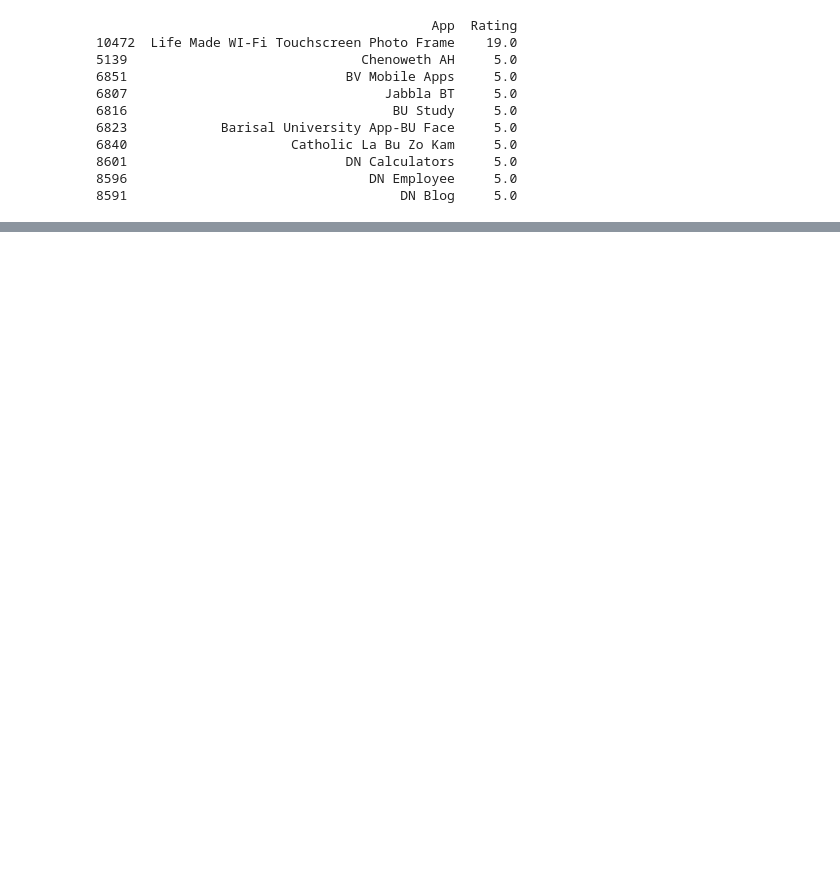
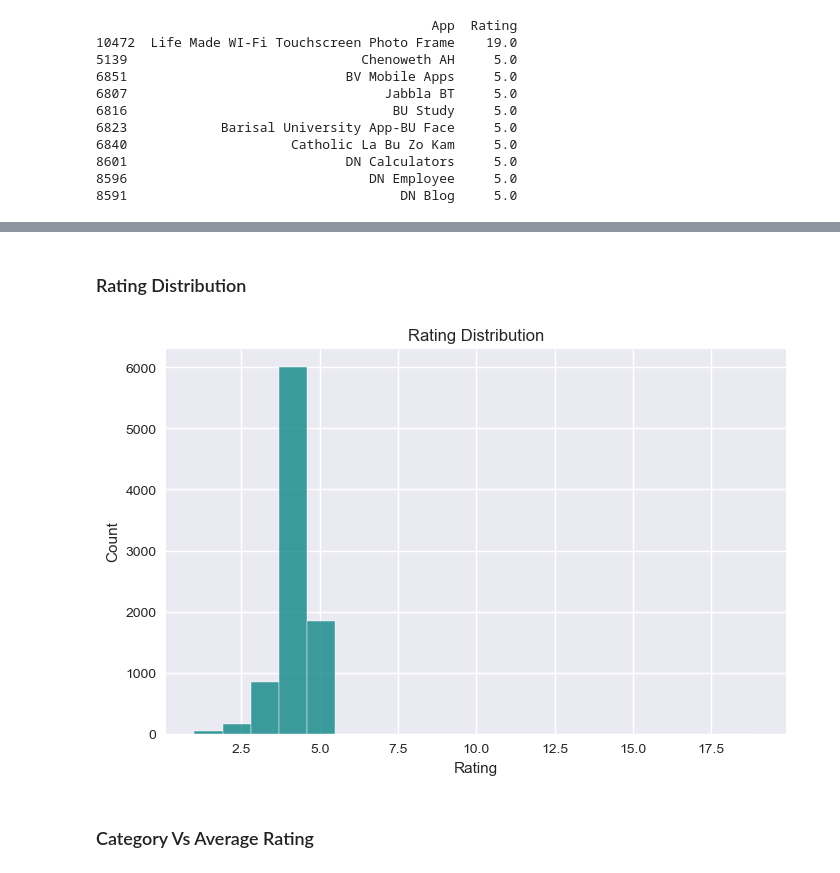
Before and after one commit to abhishekakhand737/Eda-Projects, a Jupyter notebook: 08_Playstore_Eda.ipynb, the cells around one changed output, grey strips where cells are left out. Saved outputs shown, nothing was run; the diff lists cells and outputs as text; code cells hidden in the pictures; blank space fills up the shorter version.

```diff
--- a/08_Playstore_Eda.ipynb
+++ b/08_Playstore_Eda.ipynb
@@ -245,0 +271,12 @@ plt.show()
+# %% [markdown]
+### Rating Distribution
+# %%
+plt.figure(figsize=(8,5))
+sns.histplot(df['Rating'],    bins=20,color='teal')
+plt.title("Rating Distribution")
+
+plt.show()
+# %% [output]
+[figure, added]
+# %% [markdown]
+### Category Vs Average Rating
```
Also changed, not shown: parts of 57 cells of this notebook.
